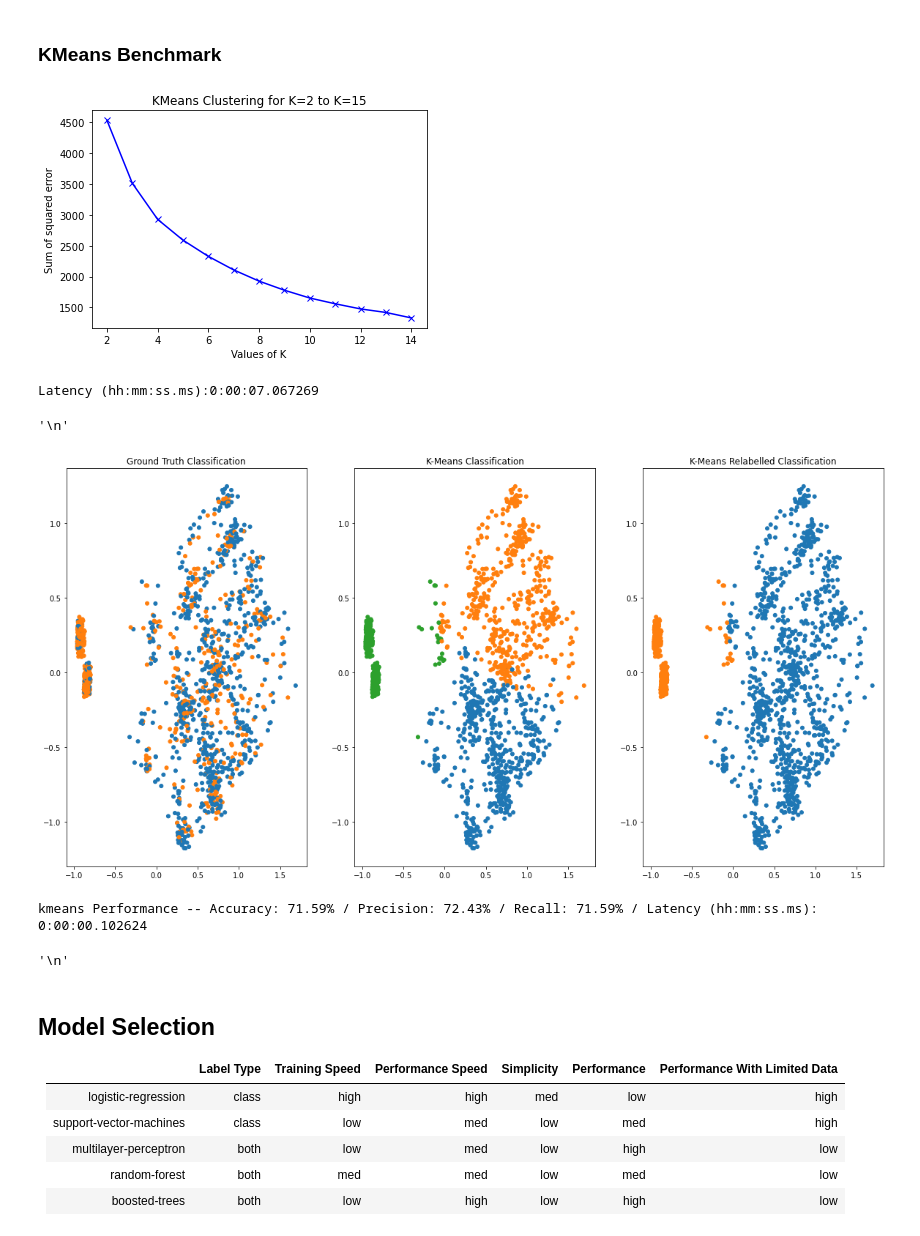
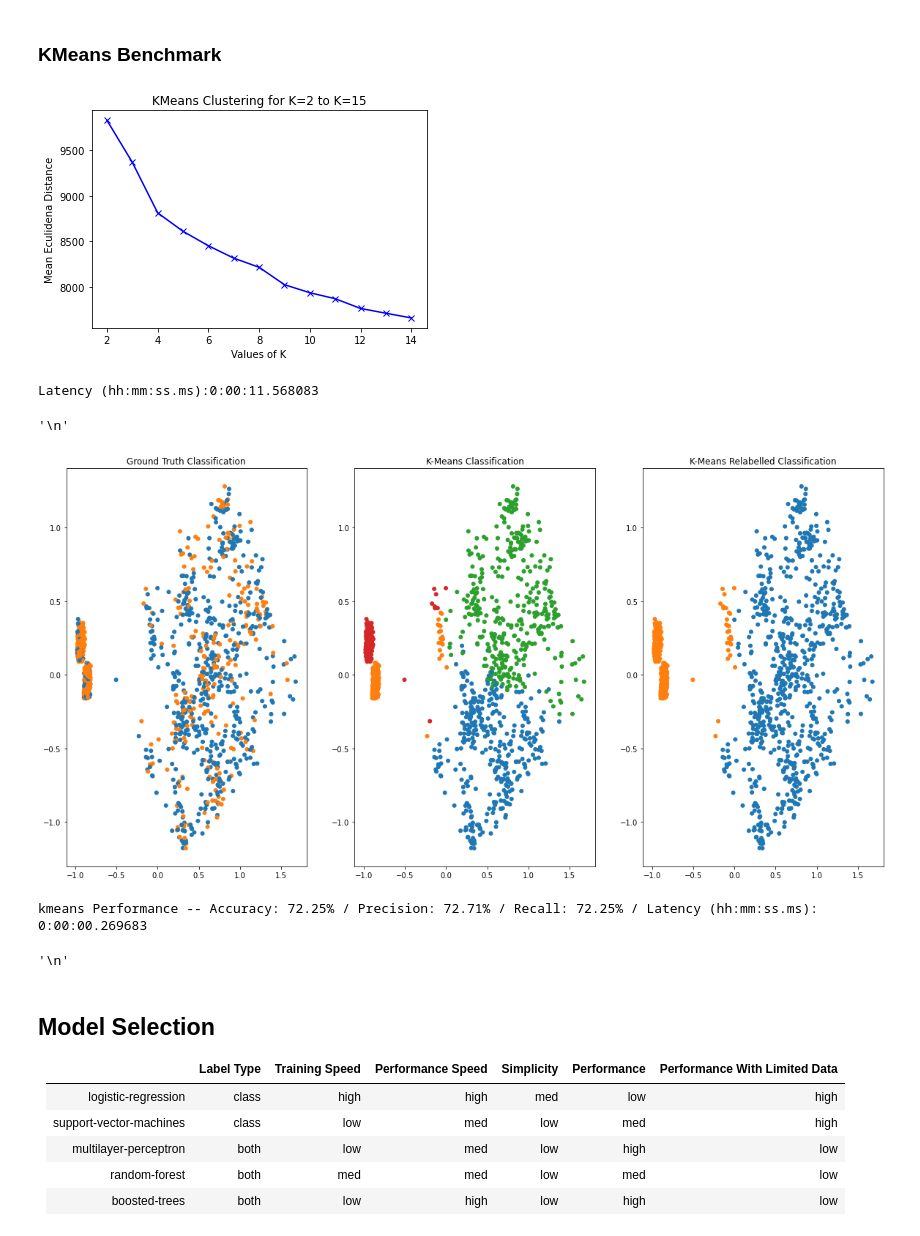
Before and after one commit to edelauna/a-notebook-for-your-augury, a Jupyter notebook: A_Notebook_for_your_Augury.ipynb, the cells around one changed output. Drawn from its saved outputs; the diff is of its cells as text; code cells hidden in the pictures.

```diff
--- a/A_Notebook_for_your_Augury.ipynb
+++ b/A_Notebook_for_your_Augury.ipynb
@@ -209,16 +235,26 @@ training_data.head()
 | 3 | 0003_02 | Europa | False | A/0/S | TRAPPIST-1e | 33.0 | False | 0.0 | 1283.0 | ... |
 | 4 | 0004_01 | Earth | False | F/1/S | TRAPPIST-1e | 16.0 | False | 303.0 | 70.0 | ... |
 # %%
+from sklearn.model_selection import train_test_split
+DATA_CONFIG = {
+  'includes_test' : True
+}
 """
 Reads in data from os.
 """
 @Augury.method
-def set_data_from_path(self, pd=pd, **kwargs):
+def set_data_from_path(self, pd=pd, train_test_split=train_test_split,
+                        includes_test=False, **kwargs):
   for kwarg in kwargs:
-    self._input_guard(lambda x: x.startswith('data_'), kwarg)
+    self._input_guard(
+      lambda x: x.startswith('data_raw') or x.startswith('data_test'), kwarg)
     self._attr(**{kwarg:pd.read_csv(kwargs[kwarg])})
+  if includes_test:
+    data_raw, = self._attr('data_raw_')
+    _data_raw, data_test = train_test_split(data_raw, test_size=0.2)
+    self._attr(data_raw_=_data_raw, data_test_=data_test)
   return self
-augur.set_data_from_path(data_raw_=TRAIN_PATH)
+augur.set_data_from_path(data_raw_=TRAIN_PATH, **DATA_CONFIG)
 """
 """
 # Output the type of data to get an understanding between continuous and categorical.
@@ -853,11 +922,14 @@ Outlier caps for PassengerGroupId:
 # Based on Above set some rules for clipping the upper limit of the data:
 CONTINUOUS_FEATURES_CLIP = [{
     "columns": ["Age", "PassengerId"],
-    "upper" : "99p"
+    "method" : "99p"
 },{
-    "columns": ["PassengerGroupId", "Cabin", "RoomService", "FoodCourt",
+    "columns": ["Cabin"],
+    "method" : "95p"
+},{
+    "columns": ["RoomService", "FoodCourt",
                 "ShoppingMall", "Spa", "VRDeck"],
-    "upper" : "3sd"
+    "method" : "3sd"
 }]
 """
 CONTINUOUS_FEATURES_CLIP
@@ -881,11 +953,11 @@ def add_clip_rules(self, rules, remove_existing=False):
 def __add_clip_rule(self, *rules):
   clip_pipeline, = self._attr(overwrite=False, clip_pipeline_=[])
   for rule in rules:
-    columns, upper = self._hash(rule, 'columns', 'upper')
+    columns, _method = self._hash(rule, 'columns', 'method')
     data_raw, =self._attr('data_raw_')
     self._input_guard(lambda x, y: set(x) and set(x).issubset(y),
                       columns, data_raw.columns)
-    self._input_guard(lambda x: x in ['3sd', '95p', '99p'], upper)
+    self._input_guard(lambda x: x in ['3sd', '95p', '99p'], _method)
     clip_pipeline.append(rule)
 @Augury.method
 def clip_continuous(self, data=('data_clean_', 'data_raw_')):
@@ -897,10 +969,12 @@ def clip_continuous(self, data=('data_clean_', 'data_raw_')):
   for rule in clip_pipeline:
     for column in rule['columns']:
       _column = "%s_clean" % column
-      _upper = getattr(self,"%s_stats_" % _column)[rule['upper']]
-      _target[_column] = self.__best_ref_data(feature=column, data_raw=_ref,
-                                            data_clean=_target).clip(upper=_upper)
-      print("Clipping {} to new max of: {}".format(_column,_upper))
+      _stat = getattr(self,"%s_stats_" % _column)[rule['method']]
+      upper, lower = self._hash(_stat, 'upper', 'lower')
+      _target[_column] = self.__best_ref_data(
+        feature=column, data_raw=_ref, data_clean=_target).clip(upper=upper, lower=lower)
+      print("Clipping {} to new max of: {}".format(_column,upper))
+      if lower: print("Clipping {} to new min of: {}".format(_column,lower))
   print("Updated attr `data_clean`")
   return self
 augur.add_clip_rules(CONTINUOUS_FEATURES_CLIP, remove_existing=True).clip_continuous()
@@ -1502,6 +1605,7 @@ PCA Analysis set 5 components. With Total Explained Variance Ratio: 82.15%
 ### KMeans Benchmark
 # %%
 from sklearn.cluster import KMeans
+from scipy.spatial.distance import cdist
 # Trying to increase my knowledge of clustering so adding here since it's
 # handled differently than the other models which will be presented.
 
@@ -1512,17 +1616,18 @@ Generates an Elbow Report for KMeans Analysis
 def kmeans_elbow_report(self):
   self._latency(self.__kmeans_elbow_report)()
 @Augury.method
-def __kmeans_elbow_report(self, dt=dt, plt=plt):
+def __kmeans_elbow_report(self, dt=dt, plt=plt, KMeans=KMeans, cdist=cdist):
   X_pca_train, = self._attr('X_pca_train_')
-  Sum_of_squared_distances = []
+  meandist = []
   K = range(2,15)
   for num_clusters in K :
     kmeans = KMeans(n_clusters=num_clusters)
     kmeans.fit(X_pca_train)
-    Sum_of_squared_distances.append(kmeans.inertia_)
-  plt.plot(K,Sum_of_squared_distances,'bx-')
+    meandist.append(sum(np.min(
+      cdist(X_pca_train, kmeans.cluster_centers_, 'euclidean'), axis=1),X_pca_train.shape[0]))
+  plt.plot(K,meandist,'bx-')
   plt.xlabel('Values of K')
-  plt.ylabel('Sum of squared error')
+  plt.ylabel('Mean Eculidena Distance')
   plt.title('KMeans Clustering for K=2 to K=15')
   plt.show()
 augur.kmeans_elbow_report()
@@ -1530,14 +1635,14 @@ augur.kmeans_elbow_report()
 """
 # Elbow report for KMeans Clustering
 # %% [output]
-[figure, old version]
+[figure, new version]
-Latency (hh:mm:ss.ms):0:00:07.067269
+Latency (hh:mm:ss.ms):0:00:11.568083
 '\n'
 # %%
 from sklearn.metrics import classification_report
 from sklearn.metrics.cluster import contingency_matrix
 KMEANS_ANALYSIS_CONFIG = {
-    'n_clusters' : 3
+    'n_clusters' : 4
 }
 """
 Generates a Cluster Report based on PCA-1 and PCA-2
@@ -1588,35 +1693,35 @@ def kmeans_results(self, classification_report=classification_report, *, relabel
   self.set_performance(model='kmeans', accuracy=kmeans_results['accuracy'],
                        precision=kmeans_results['weighted avg']['precision'],
                        recall=kmeans_results['weighted avg']['recall'],
                        latency=time_taken, output_string=True)
 @Augury.method
 def kmeans_analysis(self, n_clusters=2, plt=plt, KMeans=KMeans, dt=dt, np=np,
                     contingency_matrix=contingency_matrix):
   self._input_guard(lambda x: isinstance(x, int), n_clusters)
   X_pca_val, y_pca_val = self._attr('X_pca_val_', 'y_pca_val_')
   fig,axes = plt.subplots(1,3, figsize=(20,10))
   clustering = KMeans(n_clusters=n_clusters)
   start_ = dt.now()
   clustering.fit(X_pca_val)
   time_taken = dt.now() - start_
   self.kmeans_plot_axes(axes=axes[0], x=X_pca_val[:,0], y=X_pca_val[:,1],
                     c=y_pca_val, title='Ground Truth Classification')
   self.kmeans_plot_axes(axes=axes[1], x=X_pca_val[:,0], y=X_pca_val[:,1],
                     c=clustering.labels_, title='K-Means Classification')
   _n = contingency_matrix(y_pca_val, clustering.labels_)
   choose_arr = _n.argmax(axis=0)
   relabel = np.choose(clustering.labels_, choose_arr).astype(np.int64)
   self.kmeans_plot_axes(axes=axes[2], x=X_pca_val[:,0], y=X_pca_val[:,1],
                     c=relabel, title='K-Means Relabelled Classification')
   plt.show()
   self.kmeans_results(relabel=relabel, time_taken=time_taken)
 augur.kmeans_analysis(**KMEANS_ANALYSIS_CONFIG)
 """
 """
 # Display cluster labels vs. Truth Labels
 # %% [output]
-[figure, old version]
+[figure, new version]
-kmeans Performance -- Accuracy: 71.59% / Precision: 72.43% / Recall: 71.59% / Latency (hh:mm:ss.ms): 0:00:00.102624
+kmeans Performance -- Accuracy: 72.25% / Precision: 72.71% / Recall: 72.25% / Latency (hh:mm:ss.ms): 0:00:00.269683
 '\n'
 # %% [markdown]
 ## Model Selection
```
Also changed, not shown: parts of 38 cells of this notebook.
